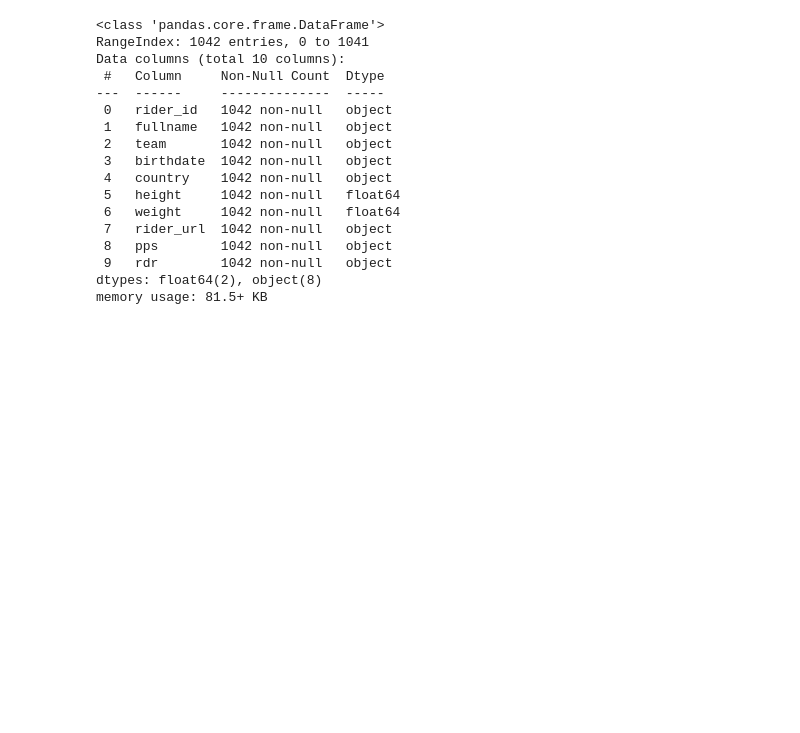
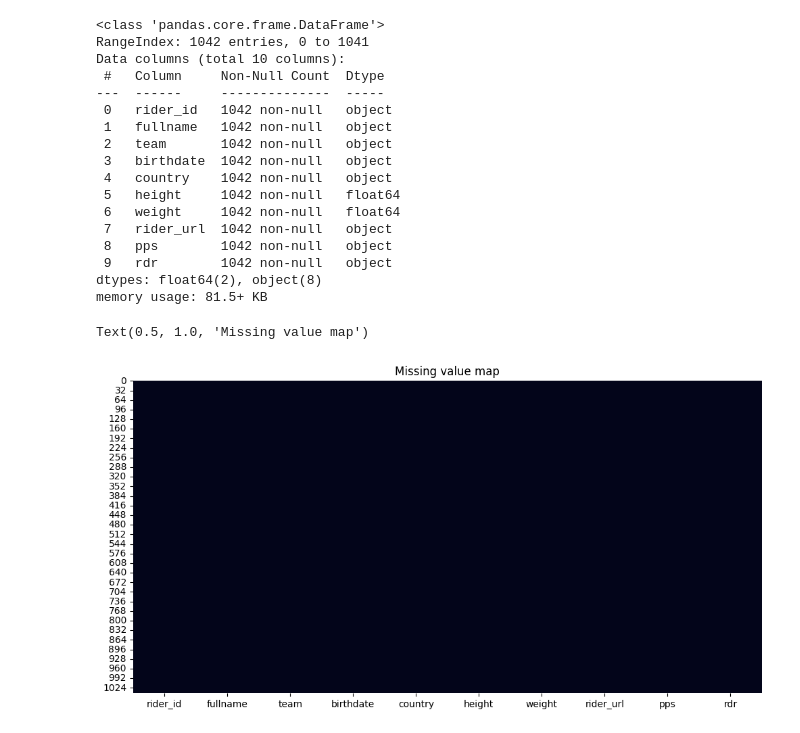
Before and after one commit to Vigo28/PI_7_DS_Minor, a Jupyter notebook: pi7.ipynb, the cells around one changed output. Cells and saved outputs as stored; diff of their text form; code cells hidden in the pictures; blank space fills up the shorter version.

```diff
--- a/pi7.ipynb
+++ b/pi7.ipynb
@@ -100,4 +172,9 @@ Data columns (total 10 columns):
 dtypes: float64(2), object(8)
 memory usage: 81.5+ KB
 # %%
-# Lees tabellen in als DataFrame
+plt.figure(figsize=(12,6))
+sns.heatmap(df_rider.isna(), cbar=False)
+plt.title("Missing value map")
+# %% [output]
+Text(0.5, 1.0, 'Missing value map')
+[figure, added]
```
Also changed, not shown: parts of 6 cells of this notebook.
